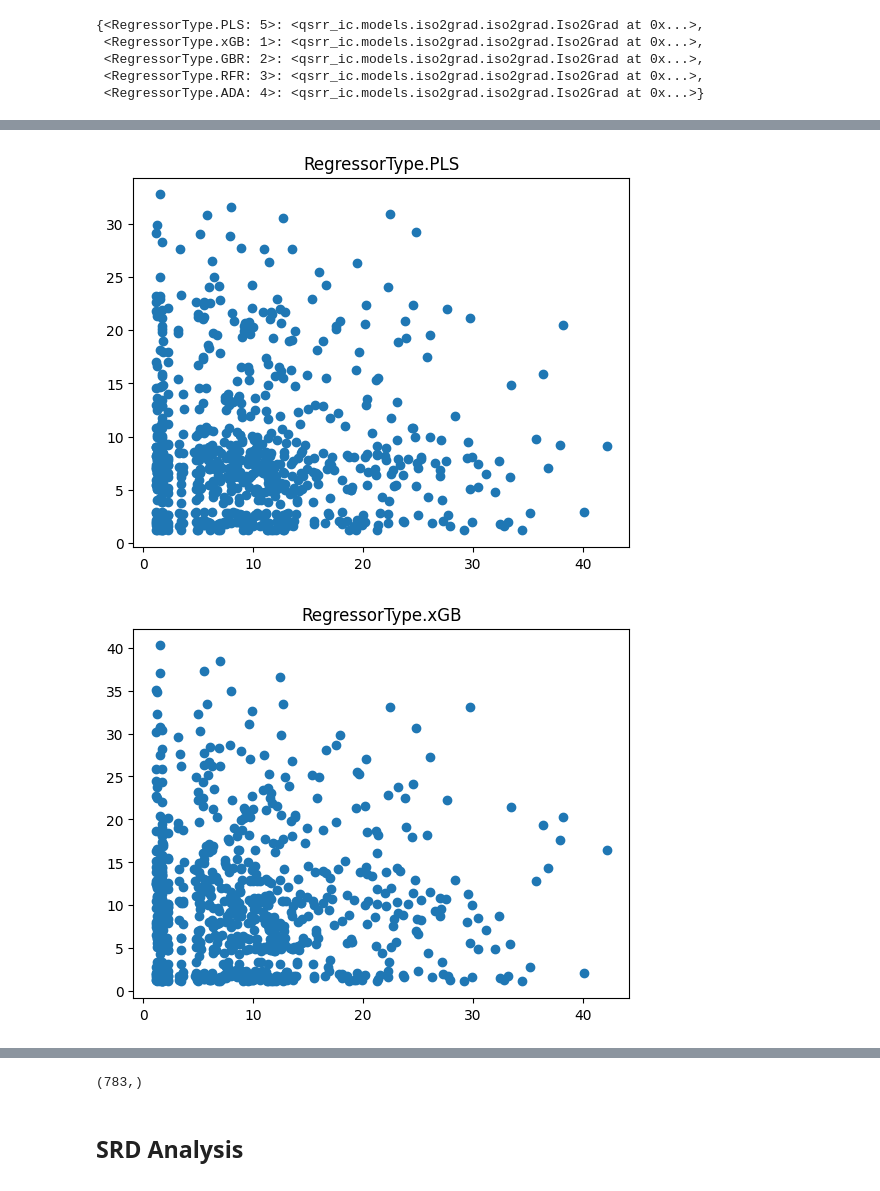
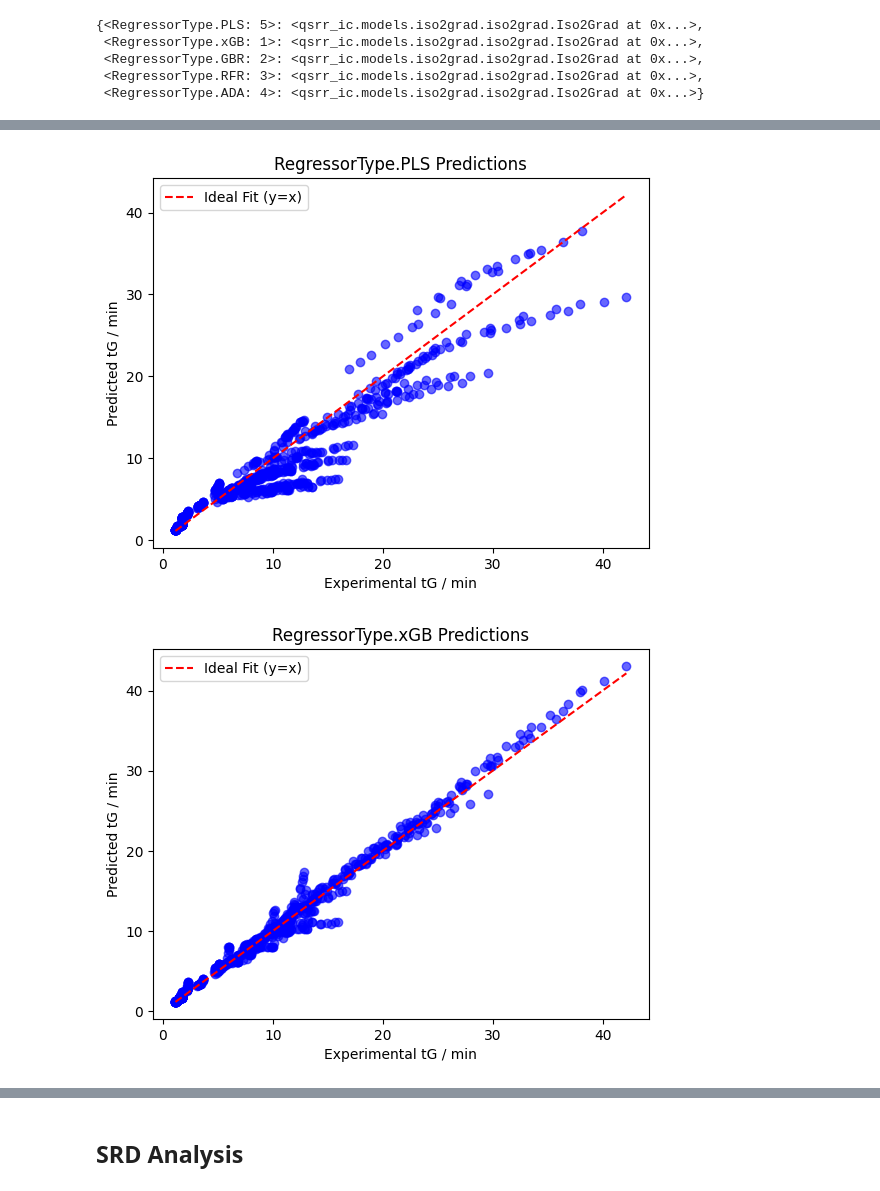
Before and after one commit to pzuvela/QSRR_IC, a Jupyter notebook: notebooks/250109-qsrr_ic-single_train.ipynb, the cells around one changed output, grey strips where cells are left out. Saved outputs shown, nothing was run; the diff lists cells and outputs as text; code cells hidden in the pictures.

Commit message:
-> Updated single train notebook

```diff
--- a/notebooks/250109-qsrr_ic-single_train.ipynb
+++ b/notebooks/250109-qsrr_ic-single_train.ipynb
@@ -348,10 +351,14 @@ iso2grad_models
  <RegressorType.RFR: 3>: <qsrr_ic.models.iso2grad.iso2grad.Iso2Grad at 0x...>,
  <RegressorType.ADA: 4>: <qsrr_ic.models.iso2grad.iso2grad.Iso2Grad at 0x...>}
 # %%
-for regressor_type in single_train_config.hyper_parameter_config:
-    print(f"Model: {regressor_type.name}")
-    print(f"Performance: ")
-    iso2grad_metrics: DataFrame = iso2grad_models[regressor_type].results.metrics.to_df()
-    display(iso2grad_metrics)
-    print()
+iso2grad_metrics: List[DataFrame] = []
+
+for regressor_type in iso2grad_models:
+    iso2grad_metrics_: DataFrame = iso2grad_models[regressor_type].results.metrics.to_df()
+    iso2grad_metrics_.columns = [regressor_type]
+    iso2grad_metrics.append(iso2grad_metrics_)
+
+print(f"Performance: ")
+iso2grad_metrics_df: DataFrame = pd.concat(iso2grad_metrics, axis=1)
+display(iso2grad_metrics_df)
 # %% [output]
@@ -403,16 +373,29 @@ Performance:
 # %%
 for regressor_type, iso2grad_model in iso2grad_models.items():
 
     fig, ax = plt.subplots()
 
-    ax.set_title(regressor_type)
+    ax.set_title(f"{regressor_type} Predictions")
+    ax.set_xlabel("Experimental tG / min")
+    ax.set_ylabel("Predicted tG / min")
 
+    # Training data scatter plot
     ax.scatter(
-        iso2grad_models[regressor_type].results.metrics.qsrr_data.y,
-        iso2grad_models[regressor_type].results.metrics.qsrr_predictions.y
+        iso2grad_model.results.metrics.qsrr_data.y,
+        iso2grad_model.results.metrics.qsrr_predictions.y,
+        alpha=0.6,
+        color="blue"
     )
 
+    # Diagonal reference line
+    ax.plot(
+        [min(iso2grad_model.results.metrics.qsrr_data.y), max(iso2grad_model.results.metrics.qsrr_data.y)],
+        [min(iso2grad_model.results.metrics.qsrr_data.y), max(iso2grad_model.results.metrics.qsrr_data.y)],
+        color="red", linestyle="--", label="Ideal Fit (y=x)"
+    )
+
+    ax.legend()
     plt.show()
 # %% [output]
-[figure, old version]
+[figure, new version]
-[figure, old version]
+[figure, new version]
@@ -422,7 +405,3 @@ for regressor_type, iso2grad_model in iso2grad_models.items():
-# %%
-iso2grad_models[regressor_type].results.gradient_retention_times.shape
-# %% [output]
-(783,)
 # %% [markdown]
 ## SRD Analysis
 # %% [markdown]
```
Also changed, not shown: parts of 12 cells of this notebook.
